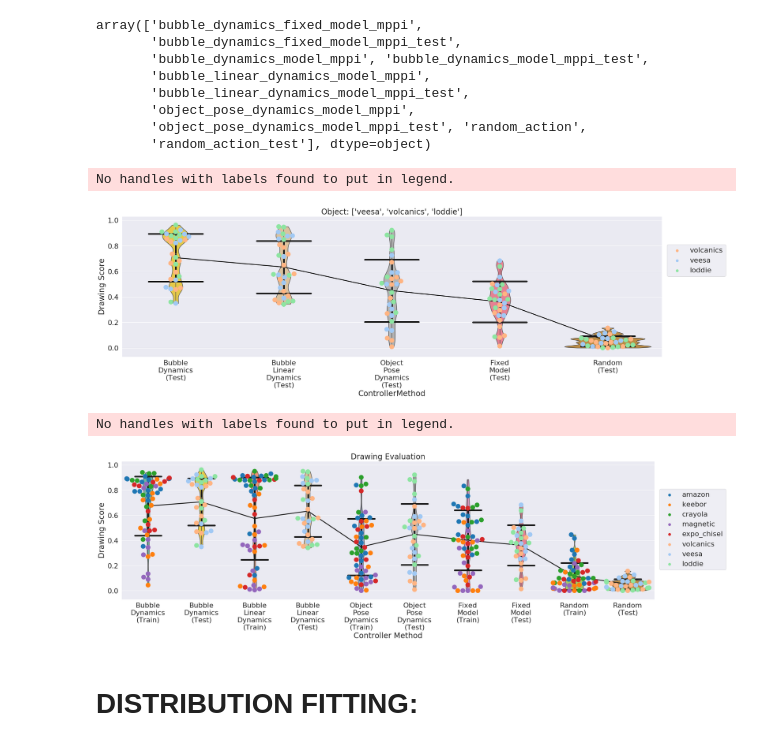
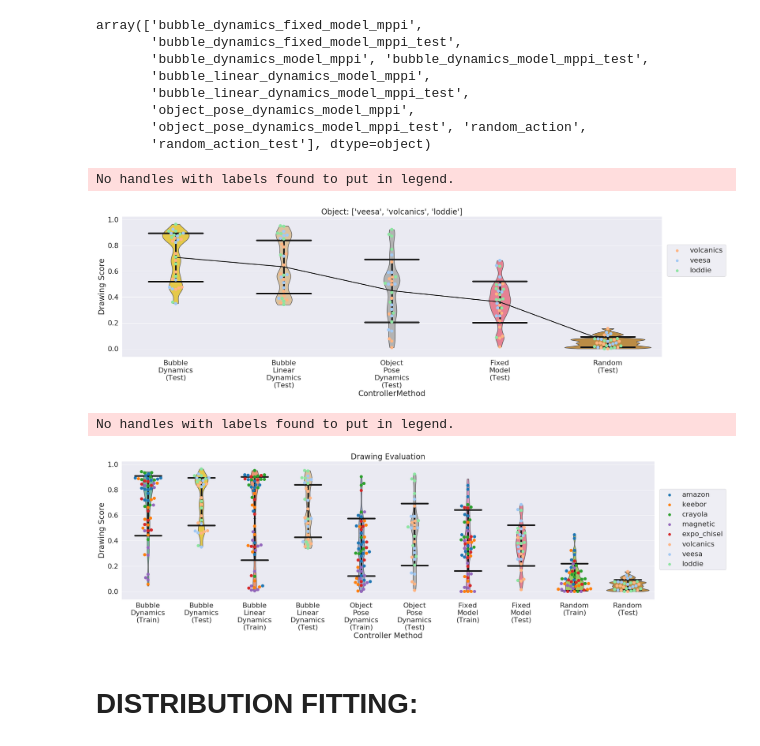
Before and after one commit to MMintLab/BubbleControl, a Jupyter notebook: notebooks/drawing_evaluation_final.ipynb, the cells around one changed output. Drawn from its saved outputs; the diff is of its cells as text; code cells hidden in the pictures.

```diff
--- a/notebooks/drawing_evaluation_final.ipynb
+++ b/notebooks/drawing_evaluation_final.ipynb
@@ -172,7 +172,7 @@ class ScoreViolinPlot(ScorePlot):
 
     def _plot_df(self, df, score_name, object_name, hue):
         extra_args = self._get_extra_arguments(df)
-        ax = sns.violinplot(x='ControllerMethod', y=score_name, data=df, bw=self.bw, hue=hue, cut=self.cut,
+        ax = sns.violinplot(x='ControllerMethod', y=score_name, data=df, bw=self.bw, hue=hue, cut=self.cut, inner=None,
                             **extra_args)
         return ax
 
@@ -266,6 +266,17 @@ class CustomScoreMeanStdPlot(ScorePlot):
                 for l in ax.lines:
                     if np.all(l.get_xdata() == [xmin, xmax]):
                         l.set_xdata([xmin_new, xmax_new])
+
+
+
+class CustomScoreStdPlot(ScorePlot):
+    def _plot_df(self, df, score_name, object_name, hue):
+        extra_args = self._get_extra_arguments(df)
+        extra_args['palette'] = None
+        ax = sns.pointplot(x='ControllerMethod', y=score_name, data=df, join=False, dodge=True, scale=1, markers="_", hue=hue,
+                           label=None, ci='sd', errwidth=5, **extra_args, color='k', capsize=.5)
+#         self._adjust_box_widths(ax, 0.1)
+        return ax
 # %% [markdown]
 ### Pre-process the data:
 # %%
@@ -458,8 +468,9 @@ score_box_plot = ScoreBoxPlot(palette=palette)
 score_violin_plot = ScoreViolinPlot(palette=palette, bw=0.2,cut=0)
 score_boxen_plot = ScoreBoxenPlot(palette=palette)
 score_strip_plot = ScoreStripPlot(palette=palette)
-score_swarm_plot = ScoreSwarmPlot(palette=palette, size=15)
+score_swarm_plot = ScoreSwarmPlot(palette=palette, size=10)
 custom_score_mean_std_plot = CustomScoreMeanStdPlot(palette=palette)
+custom_score_std_plot = CustomScoreStdPlot(palette=palette)
 score_hist_plot = ScoreHistPlot(palette=palette, bins='doane')
 # %%
 ax = score_violin_plot(filtered_data, 'line_masked_scores', object_name=train_objects) # ALL
@@ -492,25 +503,26 @@ ax_2 = score_swarm_plot(downsampled_df, 'line_masked_scores', object_name=test_o
 ax_3 = custom_score_mean_std_plot(filtered_data, 'line_masked_scores', object_name=test_objects)
 # %% [output]
 No handles with labels found to put in legend.
-[figure, old version]
+[figure, new version]
 # %%
 ax = score_violin_plot(filtered_data, 'line_masked_scores', object_name=all_objects) # ALL
 # ax_2 = score_swarm_plot(filtered_data, 'line_masked_scores', object_name=all_objects, hue='ObjectName')
 ax_2 = score_swarm_plot(downsampled_df, 'line_masked_scores', object_name=all_objects, hue='ObjectName')
-ax_3 = custom_score_mean_std_plot(filtered_data, 'line_masked_scores', object_name=all_objects)
+# ax_3 = custom_score_mean_std_plot(filtered_data, 'line_masked_scores', object_name=all_objects)
+ax_3 = custom_score_std_plot(filtered_data, 'line_masked_scores', object_name=all_objects)
 ax.set_title('Drawing Evaluation')
 ax.set_xlabel('Controller Method')
 
 
 
 fig = ax.get_figure()
 plot_path = os.path.join(data_path, 'evaluation_plots')
 if not os.path.exists(plot_path):
     os.makedirs(plot_path)
 plt.savefig(os.path.join(plot_path, 'drawing_evaluation.pdf'), bbox_inches='tight')
 # %% [output]
 No handles with labels found to put in legend.
-[figure, old version]
+[figure, new version]
 # %% [markdown]
 # DISTRIBUTION FITTING:
 # %%
```
Also changed, not shown: parts of 5 cells of this notebook, 5 other files.
